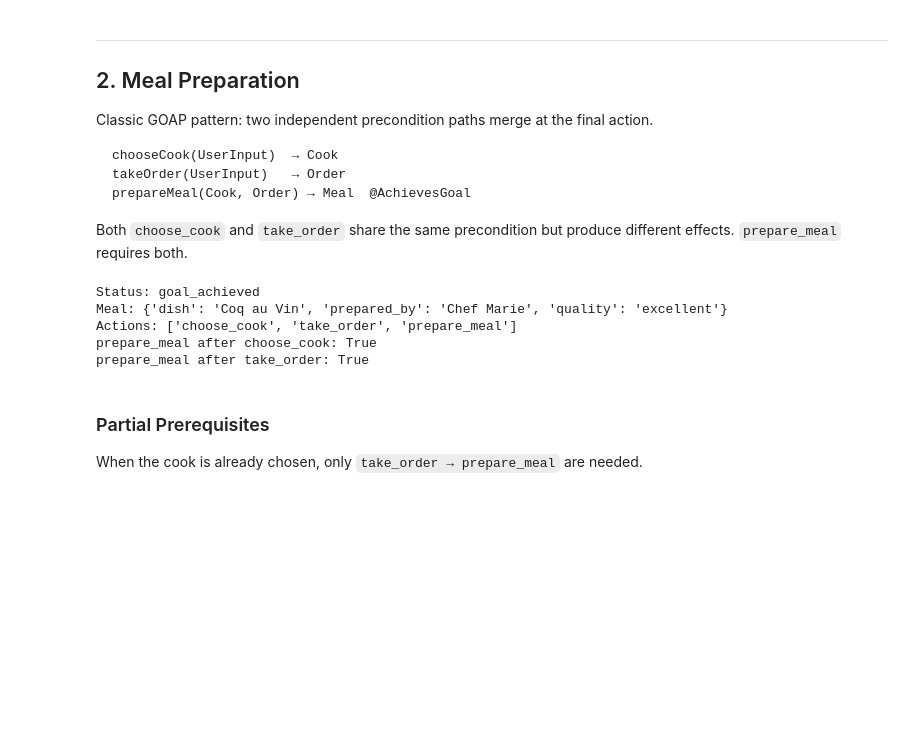
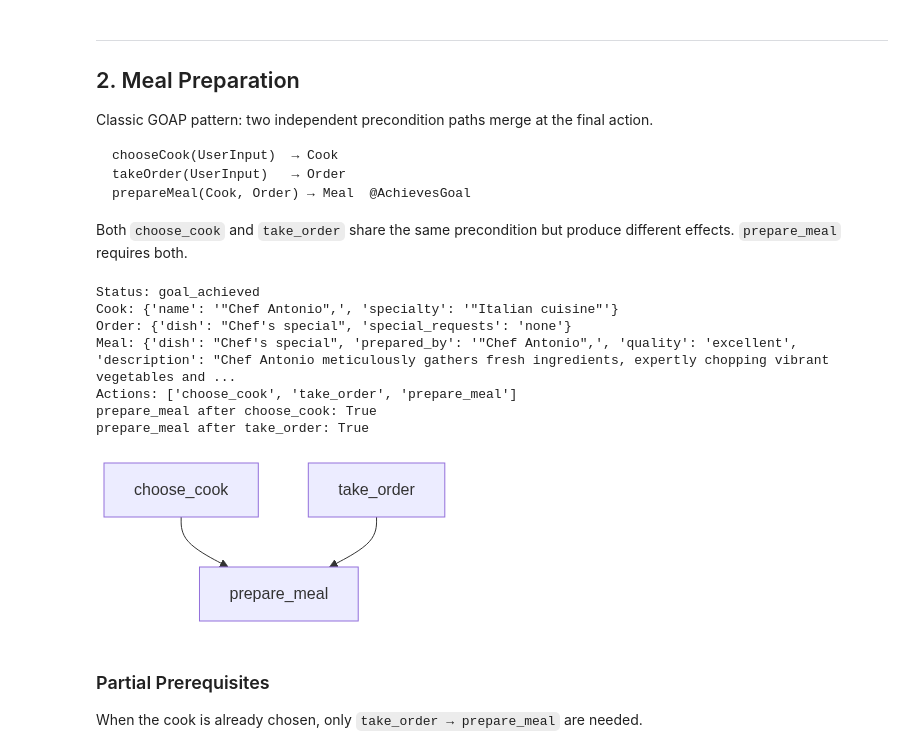
Before and after one commit to LangGOAP/LangGOAP, a Jupyter notebook: examples/tutorials/agent_pattern_examples_goapified.ipynb, the cells around one changed output. Cells and saved outputs as stored; diff of their text form; code cells hidden in the pictures; blank space fills up the shorter version.

```diff
--- a/examples/tutorials/agent_pattern_examples_goapified.ipynb
+++ b/examples/tutorials/agent_pattern_examples_goapified.ipynb
@@ -122,10 +115,7 @@ prepareMeal(Cook, Order) → Meal  @AchievesGoal
 Both `choose_cook` and `take_order` share the same precondition but produce
 different effects. `prepare_meal` requires both.
 # %%
-# Meal prep functions imported from tutorial_examples.agent_pattern_examples:
-#   choose_cook, take_order, prepare_meal
-
-meal_actions = meal_prep_actions()
+meal_actions = meal_prep_actions(llm)
 # %%
 result = GoapGraph(actions=meal_actions).invoke(
     goal=GoalSpec(conditions={"meal_ready": True}),
@@ -133,21 +123,27 @@ result = GoapGraph(actions=meal_actions).invoke(
 )
 
 print(f"Status: {result['status']}")
-print(f"Meal: {result['world_state']['meal']}")
+ws = result["world_state"]
+print(f"Cook: {ws.get('cook', 'N/A')}")
+print(f"Order: {ws.get('order', 'N/A')}")
+print(f"Meal: {str(ws.get('meal', 'N/A'))[:200]}...")
 
 successful = [h.action_name for h in result["execution_history"] if h.success]
 print(f"Actions: {successful}")
-# prepare_meal must come after both prerequisites
 print(f"prepare_meal after choose_cook: {successful.index('prepare_meal') > successful.index('choose_cook')}")
 print(f"prepare_meal after take_order: {successful.index('prepare_meal') > successful.index('take_order')}")
 # %% [output]
 Status: goal_achieved
-Meal: {'dish': 'Coq au Vin', 'prepared_by': 'Chef Marie', 'quality': 'excellent'}
+Cook: {'name': '"Chef Antonio",', 'specialty': '"Italian cuisine"'}
+Order: {'dish': "Chef's special", 'special_requests': 'none'}
+Meal: {'dish': "Chef's special", 'prepared_by': '"Chef Antonio",', 'quality': 'excellent', 'description': "Chef Antonio meticulously gathers fresh ingredients, expertly chopping vibrant vegetables and ...
 Actions: ['choose_cook', 'take_order', 'prepare_meal']
 prepare_meal after choose_cook: True
 prepare_meal after take_order: True
 # %%
-result["plan"].visualize()
+display(Image(_draw_png(render_mermaid(result["plan"]))))
+# %% [output]
+[figure, added]
 # %% [markdown]
 ### Partial Prerequisites
 
```
Also changed, not shown: parts of 12 cells of this notebook, 35 other files.
